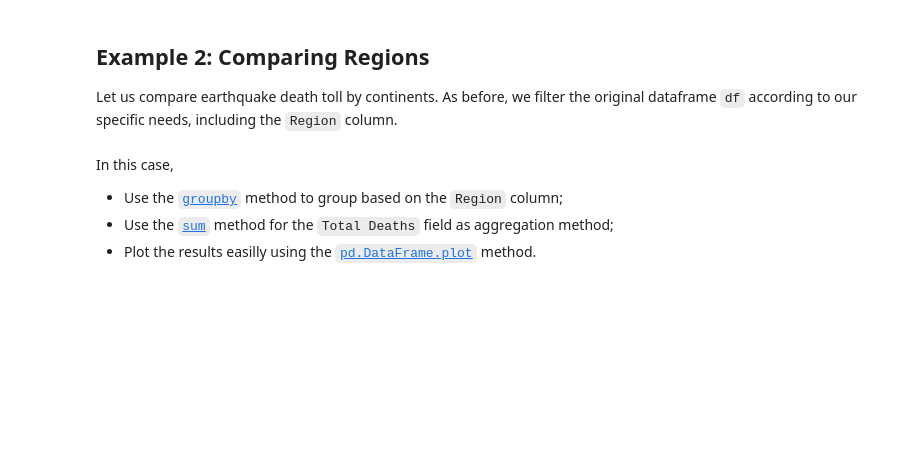
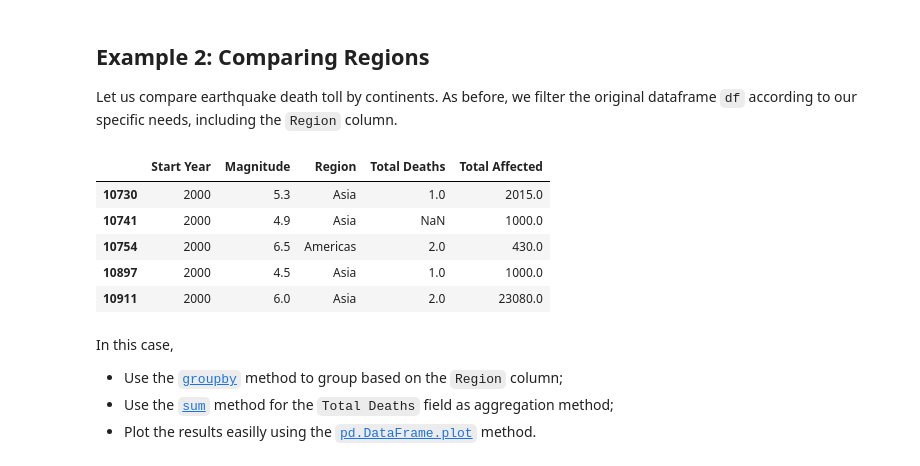
Before and after one commit to em-dat/python_tutorials, a Jupyter notebook: python_tutorial_1_basic_operations_and_plotting.ipynb, the cells around one changed output. Cells and saved outputs as stored; diff of their text form; code cells hidden in the pictures; blank space fills up the shorter version.

```diff
--- a/python_tutorial_1_basic_operations_and_plotting.ipynb
+++ b/python_tutorial_1_basic_operations_and_plotting.ipynb
@@ -29,4 +32,4 @@ To load EM-DAT:
 # %%
 #!pip install openpyxl
-df = pd.read_excel('public_emdat_2024-01-08.xlsx') # <-- modify file name or path
+df = pd.read_excel('260430_emdat_archive.xlsx') # <-- modify file name or path
 df.info()
@@ -85,9 +121,17 @@ Let us compare earthquake death toll by continents. As before, we filter the ori
 # %%
 eq_all = df[
     (df['Disaster Type'] == 'Earthquake') &
+    (df['Start Year'] >= 2000) &
     (df['Start Year'] < 2024)
 ][['Start Year', 'Magnitude', 'Region', 'Total Deaths', 'Total Affected']]
 eq_all.head(5)
+# %% [output]
+|  | Start Year | Magnitude | Region | Total Deaths | Total Affected |
+| 10730 | 2000 | 5.3 | Asia | 1.0 | 2015.0 |
+| 10741 | 2000 | 4.9 | Asia | NaN | 1000.0 |
+| 10754 | 2000 | 6.5 | Americas | 2.0 | 430.0 |
+| 10897 | 2000 | 4.5 | Asia | 1.0 | 1000.0 |
+| 10911 | 2000 | 6.0 | Asia | 2.0 | 23080.0 |
 # %% [markdown]
 In this case,
 * Use the [`groupby`](https://pandas.pydata.org/docs/reference/api/pandas.DataFrame.groupby.html) method to group based on the `Region` column;
```
Also changed, not shown: parts of 13 cells of this notebook, 1 other file.
